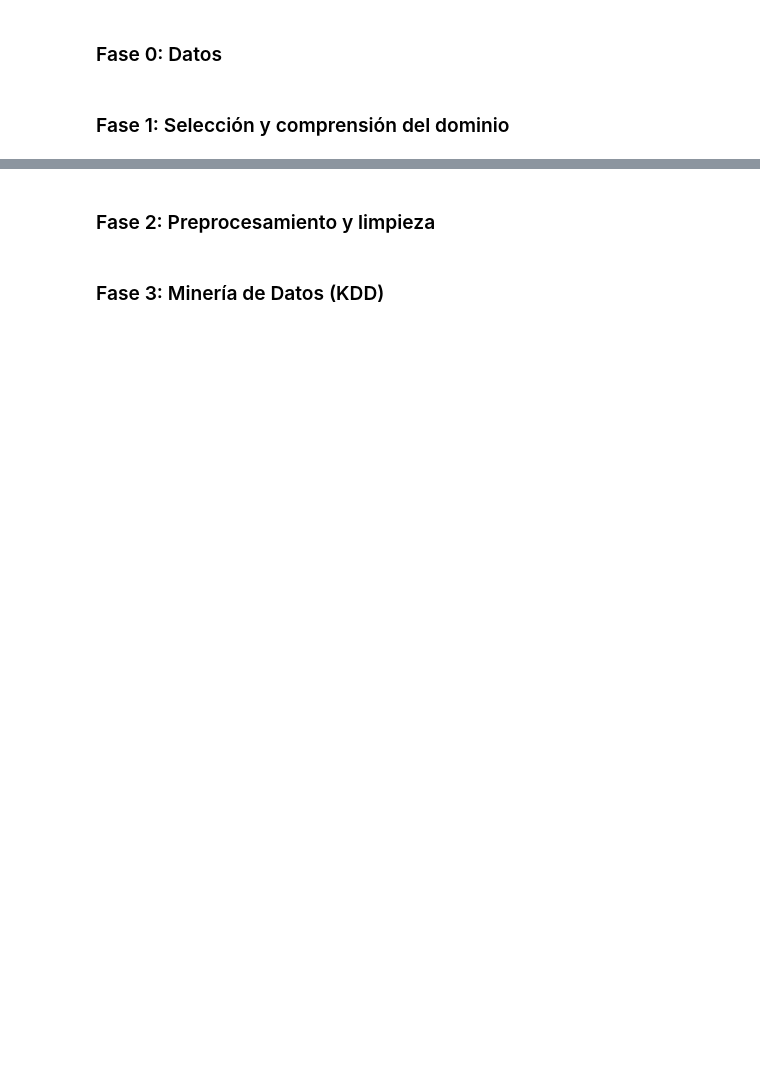
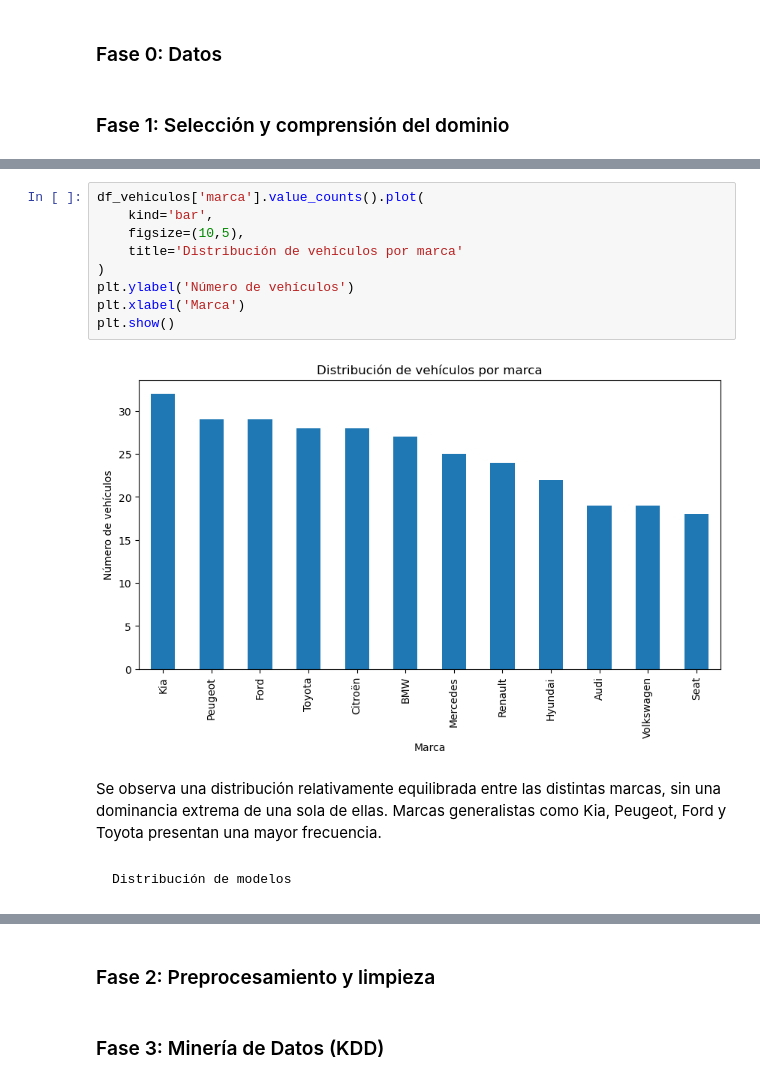
Before and after one commit to ccp0897/Sistema_Analisis_Mercado_Automocion, a Jupyter notebook: sistemaAnalisisAutomocion.ipynb, the cells around one changed output, grey strips where cells are left out. Cells and saved outputs as stored; diff of their text form; blank space fills up the shorter version.

```diff
--- a/sistemaAnalisisAutomocion.ipynb
+++ b/sistemaAnalisisAutomocion.ipynb
@@ -47,0 +71,16 @@ df_opiniones.head()
+# %%
+df_vehiculos['marca'].value_counts().plot(
+    kind='bar',
+    figsize=(10,5),
+    title='Distribución de vehículos por marca'
+)
+plt.ylabel('Número de vehículos')
+plt.xlabel('Marca')
+plt.show()
+# %% [output]
+[figure, added]
+# %% [markdown]
+Se observa una distribución relativamente equilibrada entre las distintas marcas, sin una dominancia extrema de una sola de ellas.
+Marcas generalistas como Kia, Peugeot, Ford y Toyota presentan una mayor frecuencia.
+# %% [markdown]
+    Distribución de modelos
```
Also changed, not shown: parts of 32 cells of this notebook.
